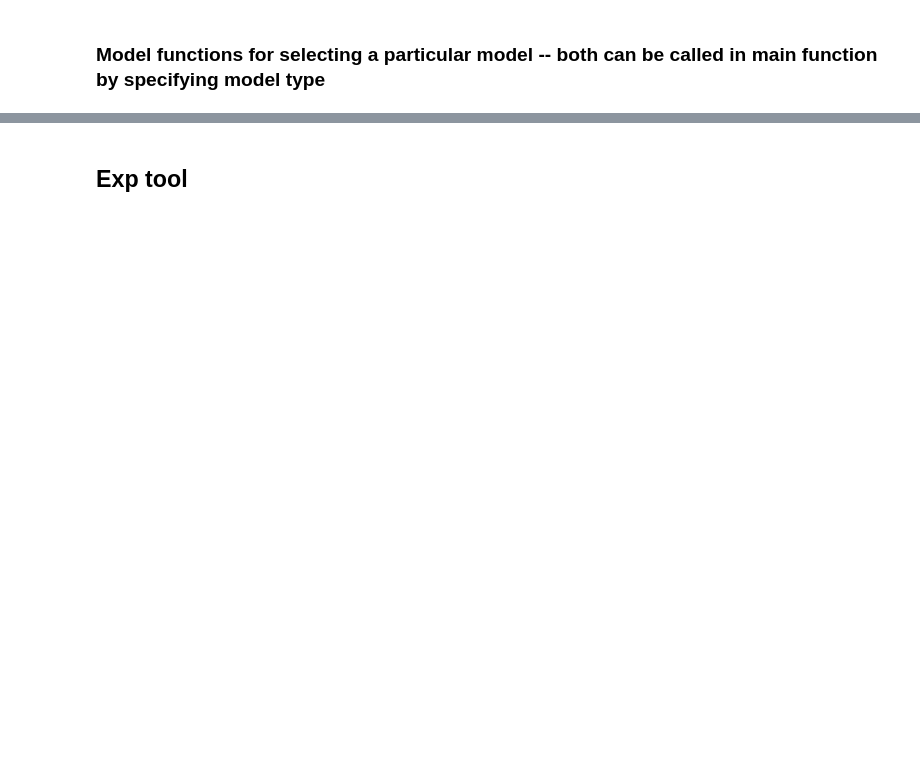
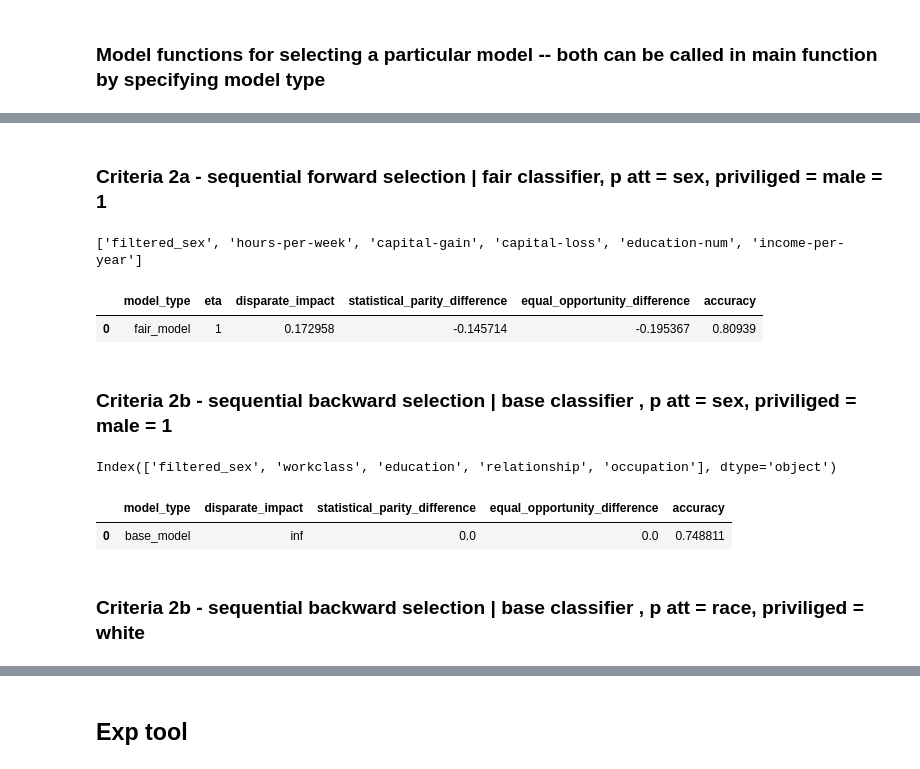
Before and after one commit to surbhir08/MS_thesis_feature-seletion, a Jupyter notebook: feature_selection_main_function/main_function_base_fair_xa_greater_xy.ipynb, the cells around one changed output, grey strips where cells are left out. Cells and saved outputs as stored; diff of their text form; code cells hidden in the pictures; blank space fills up the shorter version.

```diff
--- a/feature_selection_main_function/main_function_base_fair_xa_greater_xy.ipynb
+++ b/feature_selection_main_function/main_function_base_fair_xa_greater_xy.ipynb
@@ -583,0 +823,45 @@ main_exp_bf_func(adult_dataset,features_cat,protected_attributes, target, p_att_
+# %% [markdown]
+### Criteria 2a - sequential forward selection | fair classifier, p att = sex, priviliged = male = 1
+# %%
+features_num = ['hours-per-week', 'capital-gain', 'capital-loss','education-num' ]
+features_cat =  ['workclass','education', 'relationship', 'occupation']
+protected_attributes = ['sex','race','age', 'marital-status']
+target = 'income-per-year'
+
+p_att_col = 'sex'
+priviliged_vals = [1] # [white vs all] [white,asian]
+model = fair_classifier
+technique = sequential_feature_selection_forward
+etas = [1]
+
+adult_dataset = NamedDataset('adult',adult_df)
+main_exp_bf_func(adult_dataset,features_cat,features_num,protected_attributes, target, p_att_col, \
+                 priviliged_vals , etas, technique, model)
+# %% [output]
+['filtered_sex', 'hours-per-week', 'capital-gain', 'capital-loss', 'education-num', 'income-per-year']
+|  | model_type | eta | disparate_impact | statistical_parity_difference | equal_opportunity_difference | accuracy |
+| 0 | fair_model | 1 | 0.172958 | -0.145714 | -0.195367 | 0.80939 |
+# %% [markdown]
+### Criteria 2b - sequential backward selection | base classifier , p att = sex, priviliged = male = 1
+# %%
+# not working for backward for any protected attributes
+features_num = ['hours-per-week', 'capital-gain', 'capital-loss','education-num' ]
+features_cat =  ['workclass','education', 'relationship', 'occupation']
+protected_attributes = ['sex','race','age', 'marital-status']
+target = 'income-per-year'
+
+p_att_col = 'sex'
+priviliged_vals = [1] # [white vs all] [white,asian]
+model = base_classifier
+technique = sequential_feature_selection_backward
+etas = [1]
+
+adult_dataset = NamedDataset('adult',adult_df)
+main_exp_bf_func(adult_dataset,features_cat,features_num,protected_attributes, target, p_att_col, \
+                 priviliged_vals , etas, technique, model)
+# %% [output]
+Index(['filtered_sex', 'workclass', 'education', 'relationship', 'occupation'], dtype='object')
+|  | model_type | disparate_impact | statistical_parity_difference | equal_opportunity_difference | accuracy |
+| 0 | base_model | inf | 0.0 | 0.0 | 0.748811 |
+# %% [markdown]
+### Criteria 2b - sequential backward selection | base classifier , p att = race, priviliged = white
```
Also changed, not shown: parts of 58 cells of this notebook.
